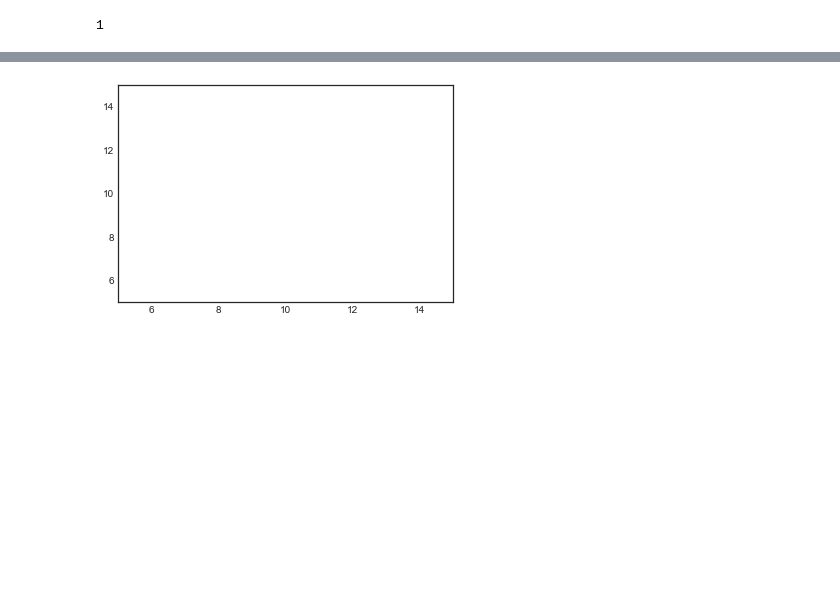
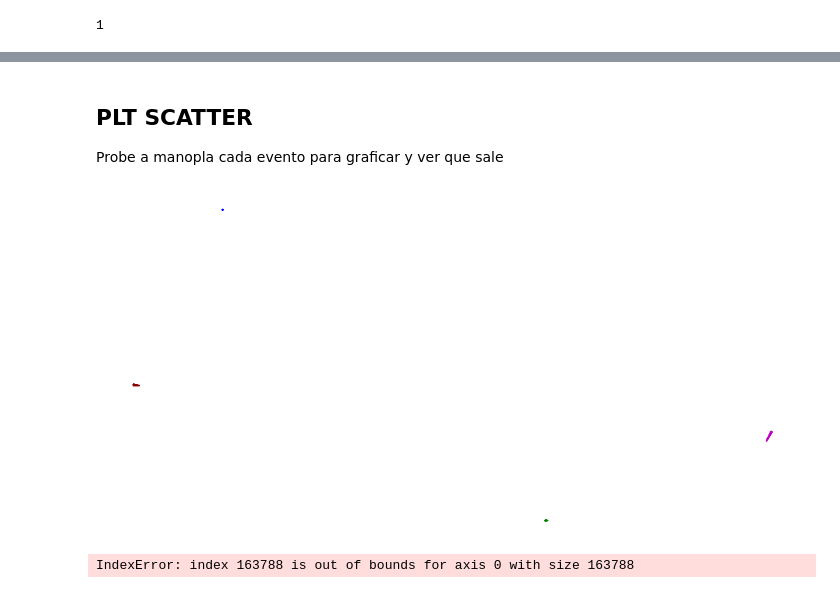
Before and after one commit to starkgines/Tesis, a Jupyter notebook: Research/Histograms_root.ipynb, the cells around one changed output, grey strips where cells are left out. Saved outputs shown, nothing was run; the diff lists cells and outputs as text; code cells hidden in the pictures; blank space fills up the shorter version.

Commit message:
Cambios por Kari
Se agrega grafico con eventos separados por color, falta generalizar y ajustar a tamanhos requeridos

```diff
--- a/Research/Histograms_root.ipynb
+++ b/Research/Histograms_root.ipynb
@@ -124,4 +127,24 @@ Tamaño de la imagen:  (1000, 1000)
-# %%
-event_result = plt.hist2d(eventNumber,eventNumber, bins=(1000,1000))
-# %% [output]
-[figure, removed]
+# %% [markdown]
+## PLT SCATTER
+Probe a manopla cada evento para graficar y ver que sale
+# %%
+testx5 = Diffx[0:43411]
+testy5 = Diffy[0:43411]
+test5 = eventNumber[0:43411]
+testx11 = Diffx[43412:52373]
+testy11 = Diffy[43412:52373]
+test11= eventNumber[43412:52373]
+testx14 = Diffx[52374:91436]
+testy14 = Diffy[52374:91436]
+testx15 = Diffx[91437:163787]
+testy15 = Diffy[91437:163787]
+plt.figure(figsize=(20,10))
+plt.scatter(testx5, testy5, s=0.05 , c='DarkRed')
+plt.scatter(testx11, testy11, s=0.05 , c='b')
+plt.scatter(testx14, testy14, s=0.05 , c='g')
+plt.scatter(testx15, testy15, s=0.05 , c='m')
+plt.axis('off')
+plt.savefig('hola.png', dpi=400)
+plt.show()
+# %% [output]
+[figure, added]
@@ -127,0 +157,11 @@ event_result = plt.hist2d(eventNumber,eventNumber, bins=(1000,1000))
+# %%
+x[-1]
+# 52373 evento 11
+# 91436 evento 14
+eventNumber[52374:91436]
+
+eventNumber[91436]
+
+eventNumber[91437:163787]
+# %% [output]
+IndexError: index 163788 is out of bounds for axis 0 with size 163788
```
Also changed, not shown: parts of 4 cells of this notebook, 3 other files.
